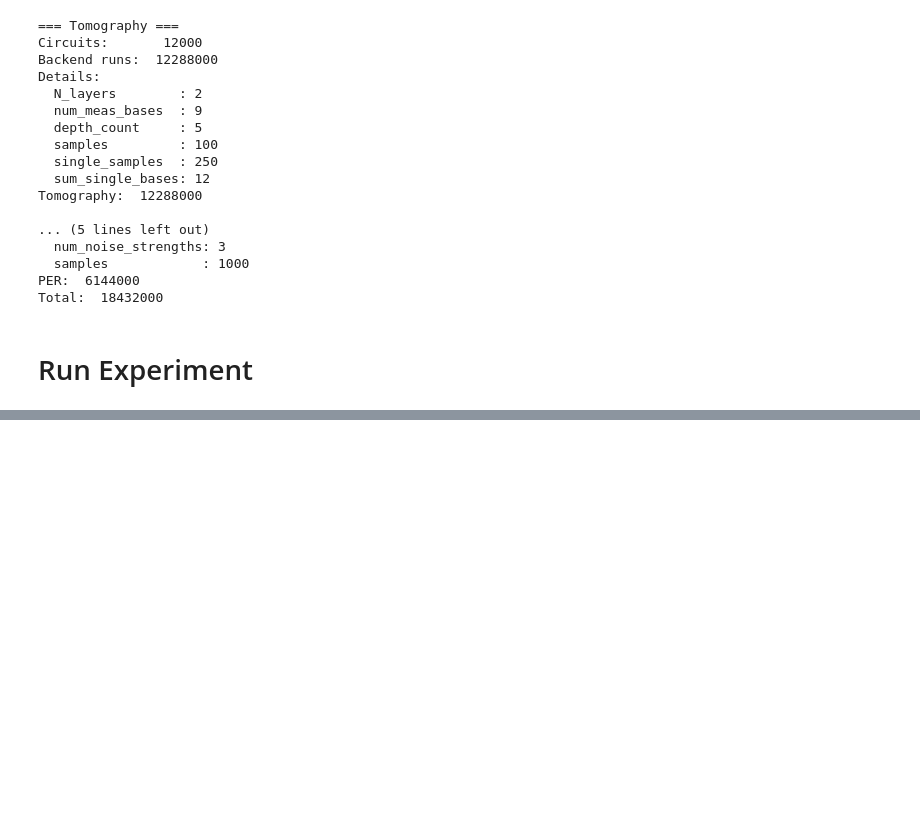
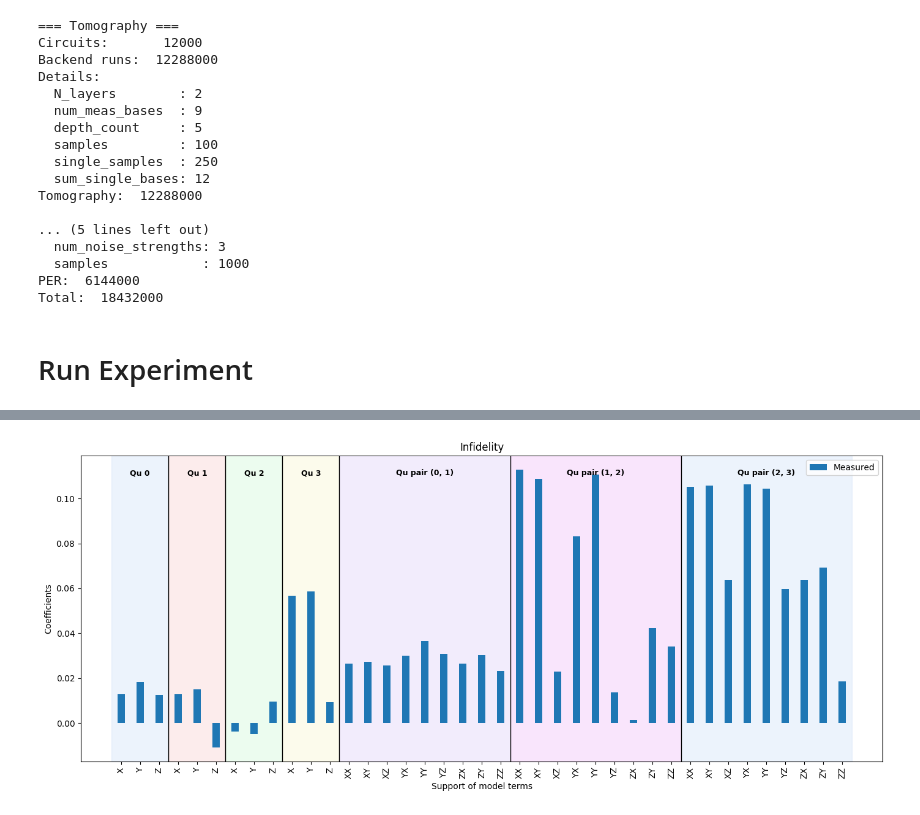
Before and after one commit to AhmedElAmraoui/AutomatedPERTools, a Jupyter notebook: tutorial_notebooks/pauli_lindblad_per/Workflow.ipynb, the cells around one changed output, grey strips where cells are left out. Saved outputs shown, nothing was run; the diff lists cells and outputs as text; code cells hidden in the pictures; blank space fills up the shorter version.

```diff
--- a/tutorial_notebooks/pauli_lindblad_per/Workflow.ipynb
+++ b/tutorial_notebooks/pauli_lindblad_per/Workflow.ipynb
@@ -160,0 +179,5 @@ noisedataframe = experiment.analyze()
+# %%
+layer2 = experiment.analysis.get_layer_data(1)
+layer2.plot_infidelitites(plot_style = 2)
+# %% [output]
+[figure, added]
```
Also changed, not shown: parts of 9 cells of this notebook, 53 other files.
